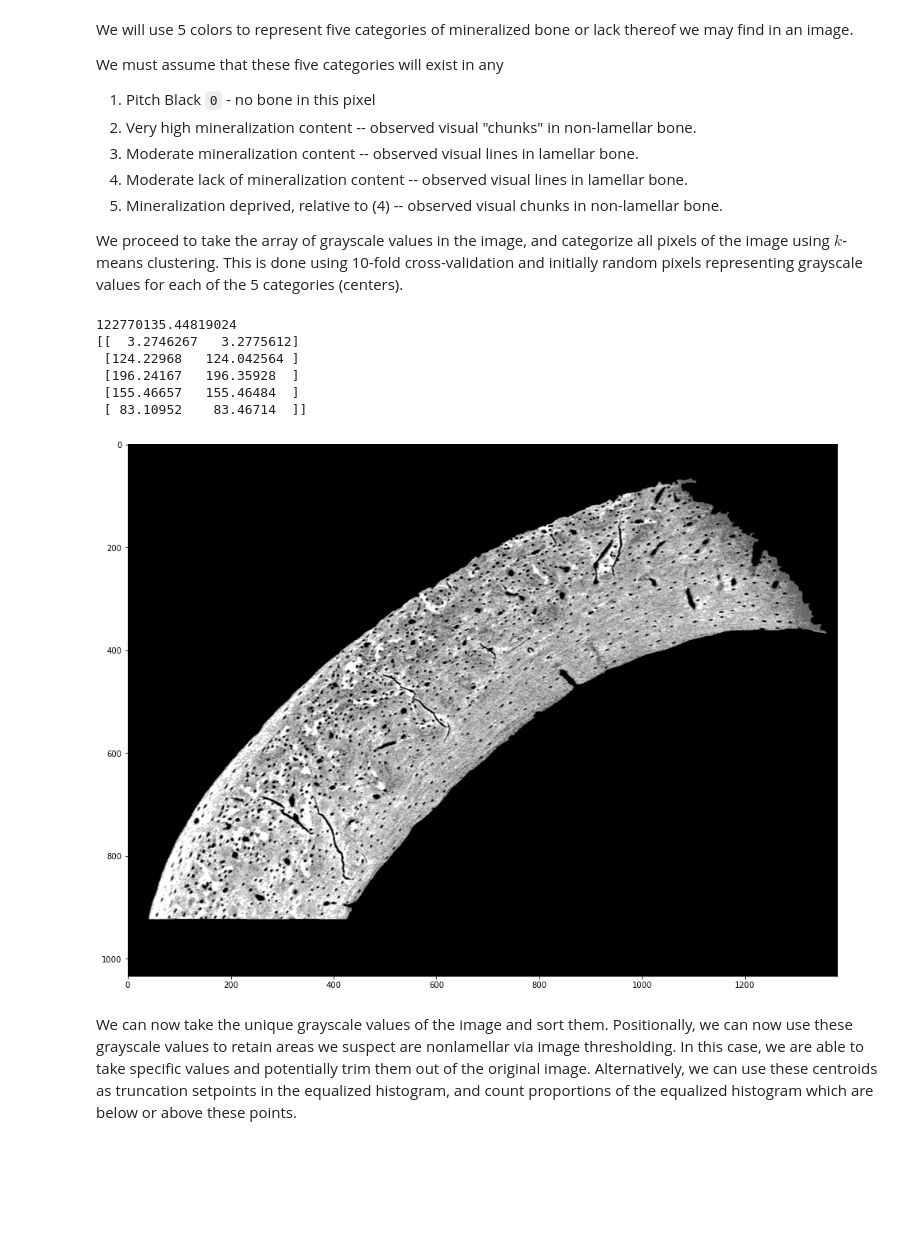
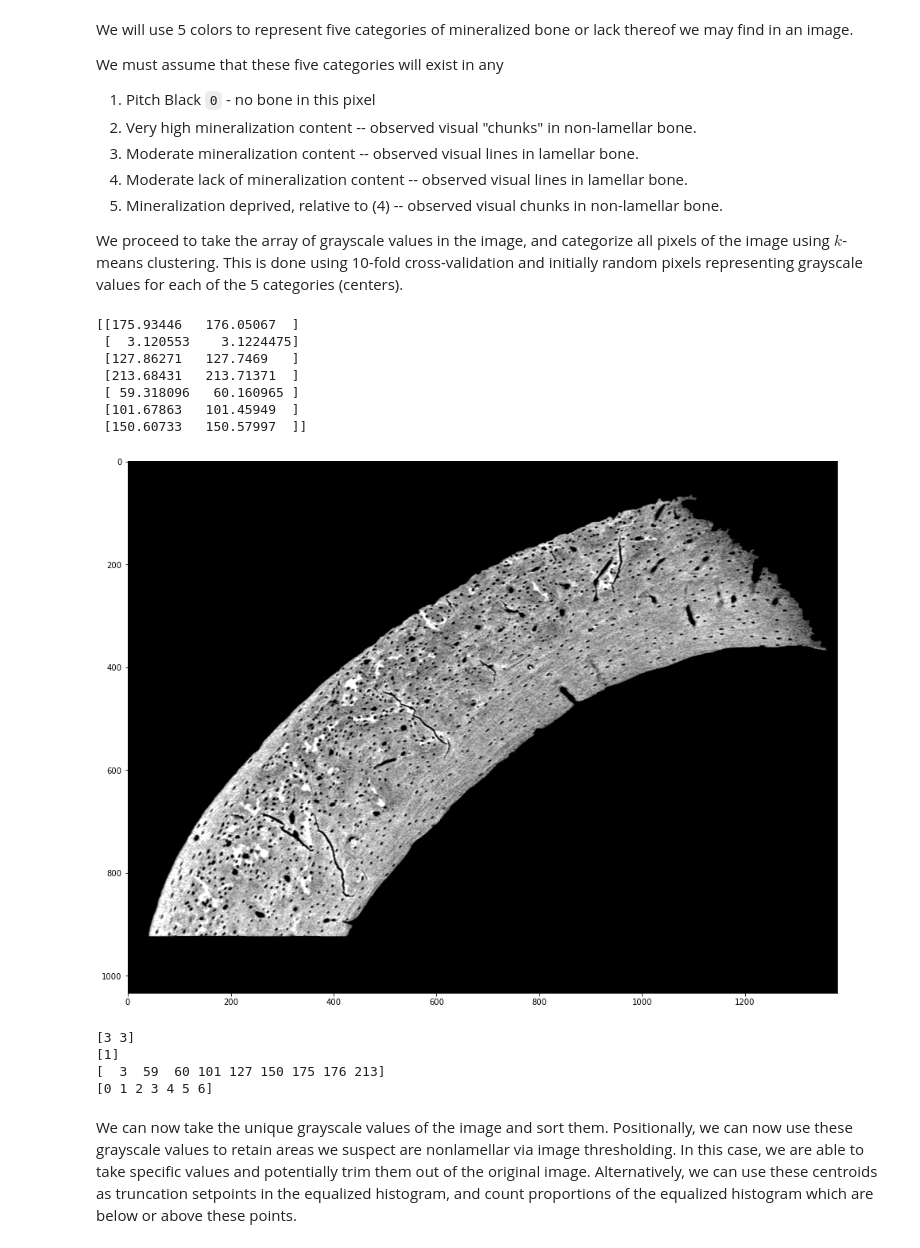
Before and after one commit to AnachronicNomad/bone_density, a Jupyter notebook: hist_eq-copy.ipynb, the cells around one changed output. Cells and saved outputs as stored; diff of their text form; code cells hidden in the pictures; blank space fills up the shorter version.

```diff
--- a/hist_eq-copy.ipynb
+++ b/hist_eq-copy.ipynb
@@ -130,27 +130,44 @@ Z = np.float32(Z)
 
 # define criteria, number of clusters(K) and apply kmeans()
 criteria = (cv2.TERM_CRITERIA_EPS + cv2.TERM_CRITERIA_MAX_ITER,
-            4096, 1E-7)
-K = 5
+            4096, 1E-5)
+K = 7
 ret,label,center=cv2.kmeans(Z,K,None,criteria,20,
                             cv2.KMEANS_RANDOM_CENTERS)
-print(ret)
-print(center)
-
-# Now convert back into uint8, and make original image
-center = np.uint8(center)
-res = center[label.flatten()]
-res2 = res.reshape((img.shape))
-
-plt.imshow(res2, cmap = 'gray')
-plt.show()
-# %% [output]
-122770135.44819024
-[[  3.2746267   3.2775612]
- [124.22968   124.042564 ]
- [196.24167   196.35928  ]
- [155.46657   155.46484  ]
- [ 83.10952    83.46714  ]]
-[figure, removed]
+# %%
+# These are the estimates for the centroids;
+# the estimate for the grayscale value for that cluster
+print(center)
+
+# Now convert back into uint8, and make original image
+# Ensure we only use the "lower" estimate for the centroid.
+center_conv = np.uint8(center)
+#center2 = center2[:,0]
+#print(center2[:,0])
+
+res = center_conv[label.flatten()]
+res2 = res.reshape((img.shape))
+
+plt.imshow(res2, cmap = 'gray')
+plt.show()
+# %% [output]
+[[175.93446   176.05067  ]
+ [  3.120553    3.1224475]
+ [127.86271   127.7469   ]
+ [213.68431   213.71371  ]
+ [ 59.318096   60.160965 ]
+ [101.67863   101.45949  ]
+ [150.60733   150.57997  ]]
+[figure, added]
+# %%
+print(res[1])
+print(label[1])
+print(np.unique(res))
+print(np.unique(label.flatten()))
+# %% [output]
+[3 3]
+[1]
+[  3  59  60 101 127 150 175 176 213]
+[0 1 2 3 4 5 6]
 # %% [markdown]
 We can now take the unique grayscale values of the image and sort them.  Positionally, we can now use these grayscale values to retain areas we suspect are nonlamellar via image thresholding.  In this case, we are able to take specific values and potentially trim them out of the original image.  Alternatively, we can use these centroids as truncation setpoints in the equalized histogram, and count proportions of the equalized histogram which are below or above these points.
```
Also changed, not shown: parts of 4 cells of this notebook.
